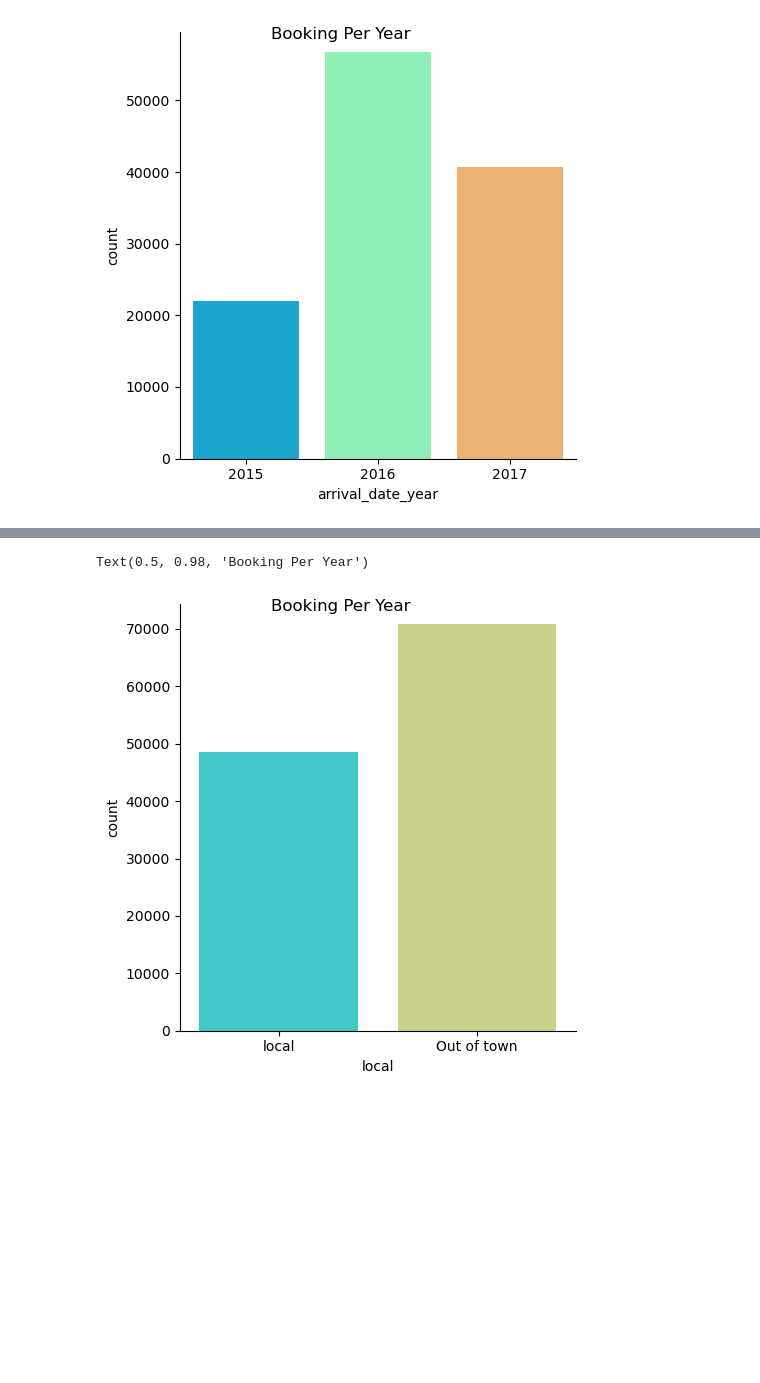
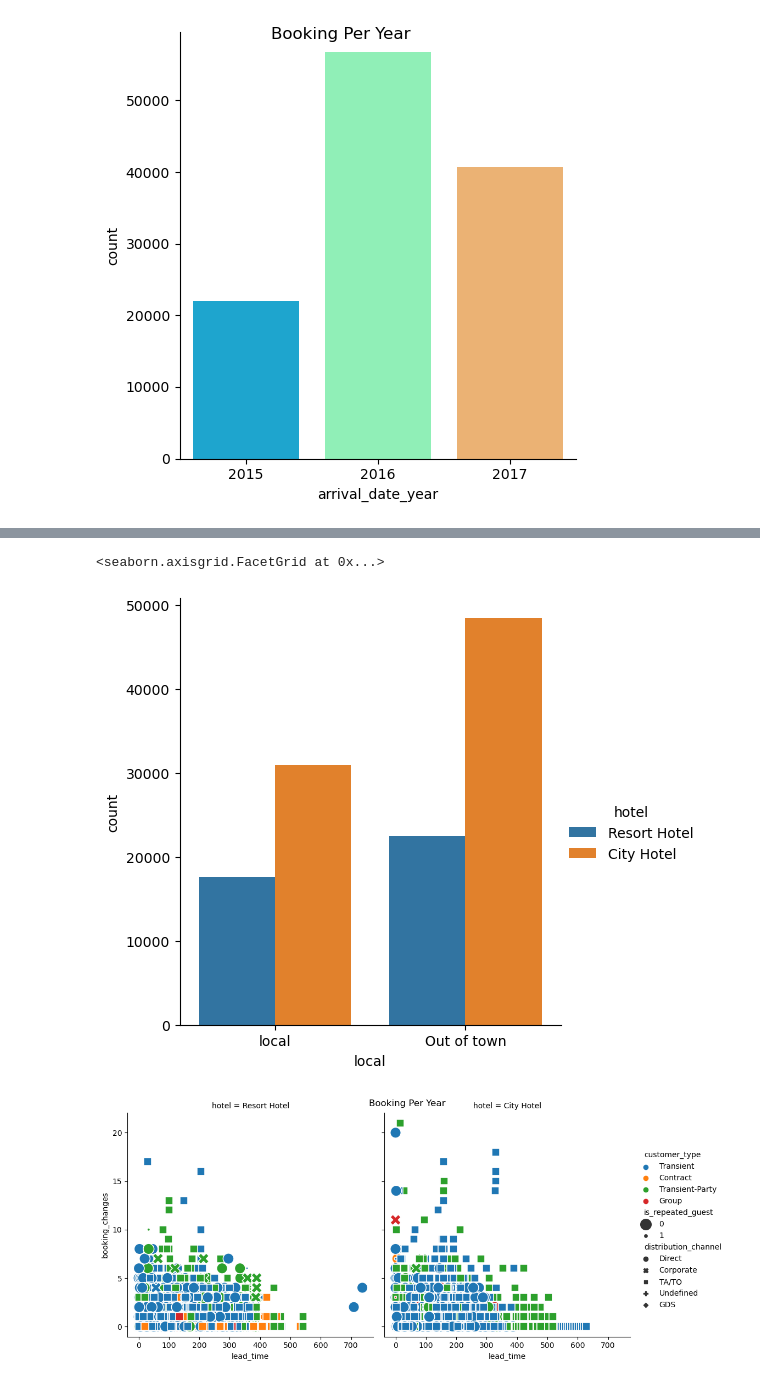
Before and after one commit to ShoshiFinkel/IntegralyticCourse, a Jupyter notebook: SeabornGP.ipynb, the cells around one changed output, grey strips where cells are left out. Drawn from its saved outputs; the diff is of its cells as text; code cells hidden in the pictures; blank space fills up the shorter version.

```diff
--- a/SeabornGP.ipynb
+++ b/SeabornGP.ipynb
@@ -157,3 +139,8 @@ def local(x):
         return 'Out of town'
 # %%
 hotel_bookings['local'] = hotel_bookings['country'].apply(local)
+# %%
+sns.catplot(data=hotel_bookings, x='local', kind='count', hue='hotel')
+# %% [output]
+<seaborn.axisgrid.FacetGrid at 0x...>
+[figure, added]
@@ -160,6 +151,7 @@ hotel_bookings['local'] = hotel_bookings['country'].apply(local)
 # %%
-sns.relplot(data=hotel_bookings,x="hotel", y="bill_length_mm",hue = 'local', style = "sex",size = 'flipper_length_mm', sizes= (15, 200))
+sns.relplot(data=hotel_bookings, x="lead_time", y="booking_changes",hue = 'customer_type', style='distribution_channel', size='is_repeated_guest', col='hotel',
+ sizes= (15, 200))
 plt.suptitle("Booking Per Year")
+plt.show()
 # %% [output]
-Text(0.5, 0.98, 'Booking Per Year')
-[figure, old version]
+[figure, new version]
```
Also changed, not shown: parts of 9 cells of this notebook.
